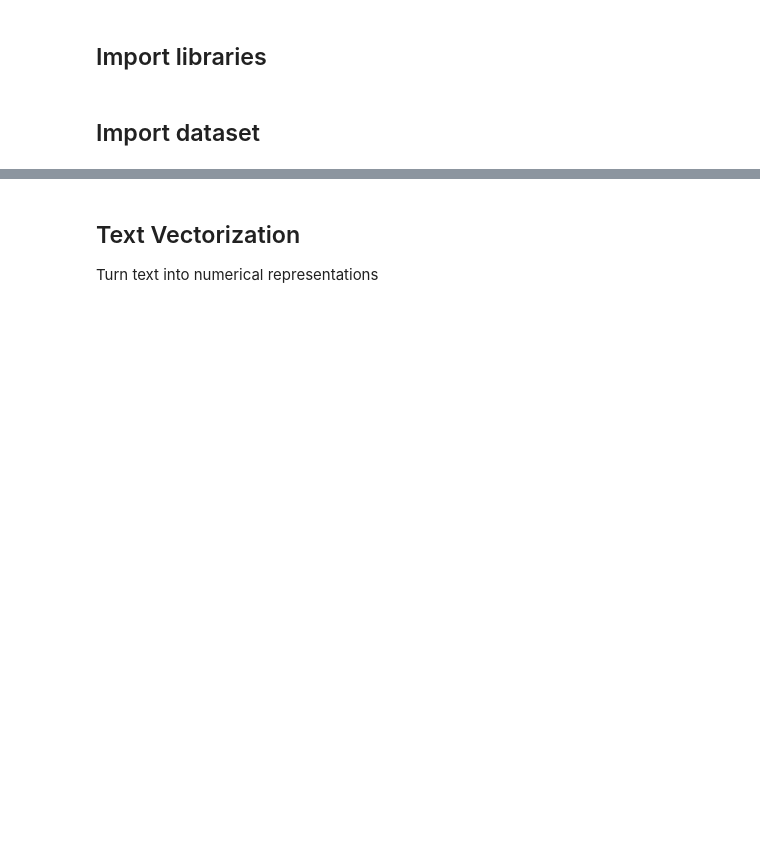
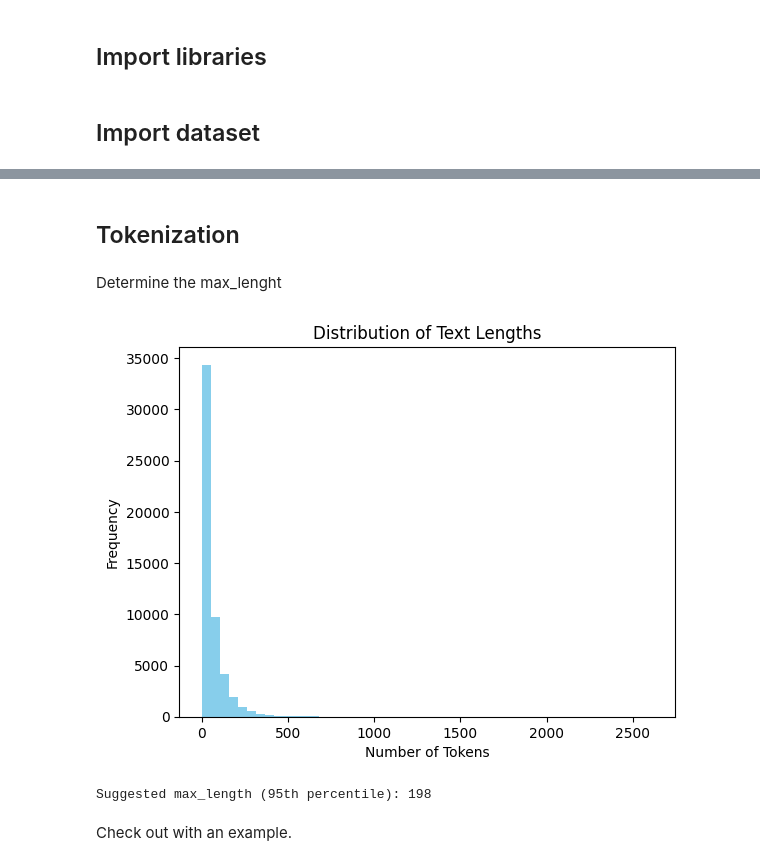
Before and after one commit to SnickleSH/mental-health-sentiment-analysis, a Jupyter notebook: notebooks/ModelBuilding.ipynb, the cells around one changed output, grey strips where cells are left out. Cells and saved outputs as stored; diff of their text form; code cells hidden in the pictures; blank space fills up the shorter version.

```diff
--- a/notebooks/ModelBuilding.ipynb
+++ b/notebooks/ModelBuilding.ipynb
@@ -37,6 +43,22 @@ Looks like there were some statements which were empty after cleaning. After rea
-# %% [markdown]
-## Text Vectorization
-Turn text into numerical representations
+# %% [markdown]
+## Tokenization
 # %%
 os.environ['HF_HUB_DISABLE_SYMLINKS_WARNING'] = '1'
 tokenizer = BertTokenizer.from_pretrained('bert-base-uncased')
+# %% [markdown]
+Determine the max_lenght
+# %%
+text_lengths = [len(tokenizer.tokenize(text)) for text in df["cleaned_statement"]]
+# %%
+plt.hist(text_lengths, bins=50, color='skyblue')
+plt.xlabel("Number of Tokens")
+plt.ylabel("Frequency")
+plt.title("Distribution of Text Lengths")
+plt.show()
+# %% [output]
+[figure, added]
+# %%
+max_len_95 = int(np.percentile(text_lengths, 95))
+print(f"Suggested max_length (95th percentile): {max_len_95}")
+# %% [output]
+Suggested max_length (95th percentile): 198
@@ -42,0 +74,2 @@ tokenizer = BertTokenizer.from_pretrained('bert-base-uncased')
+# %% [markdown]
+Check out with an example.
```
Also changed, not shown: parts of 21 cells of this notebook.
